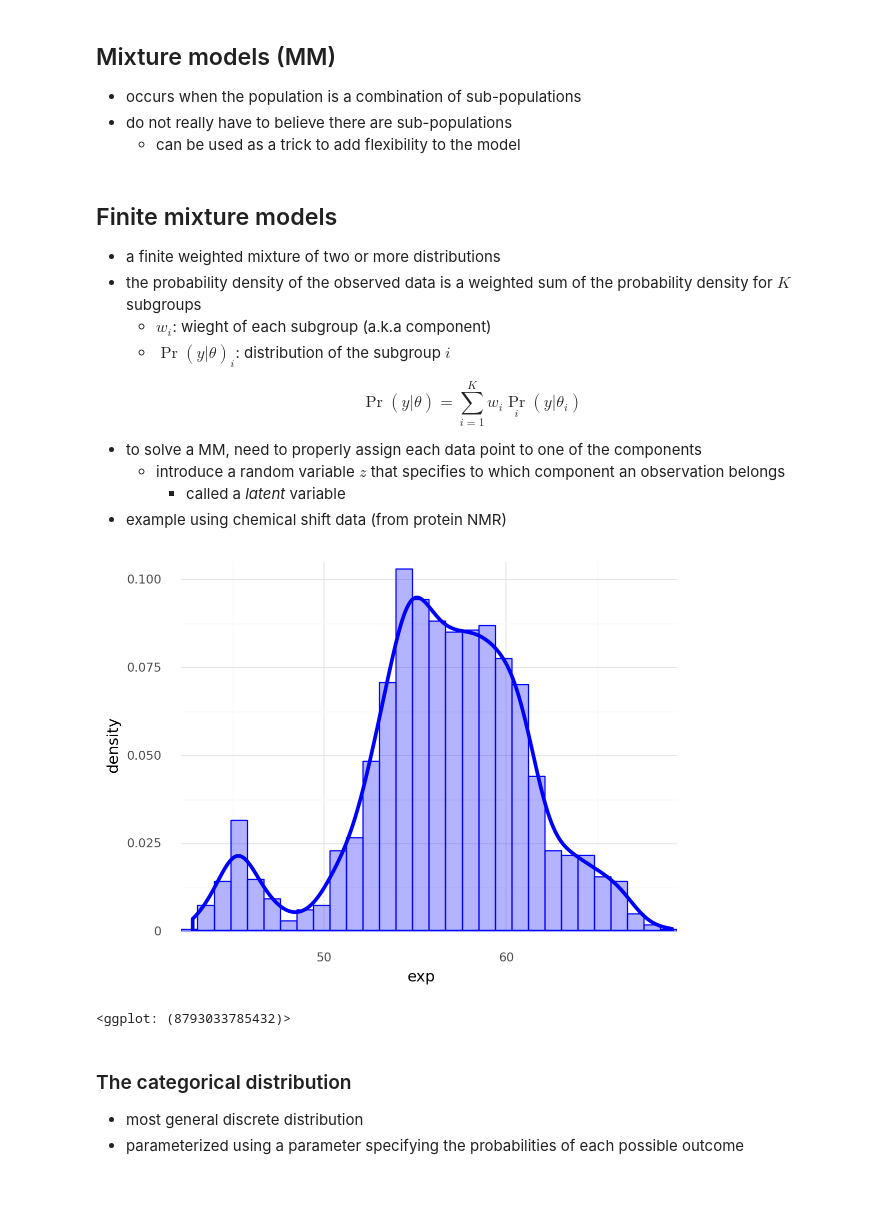
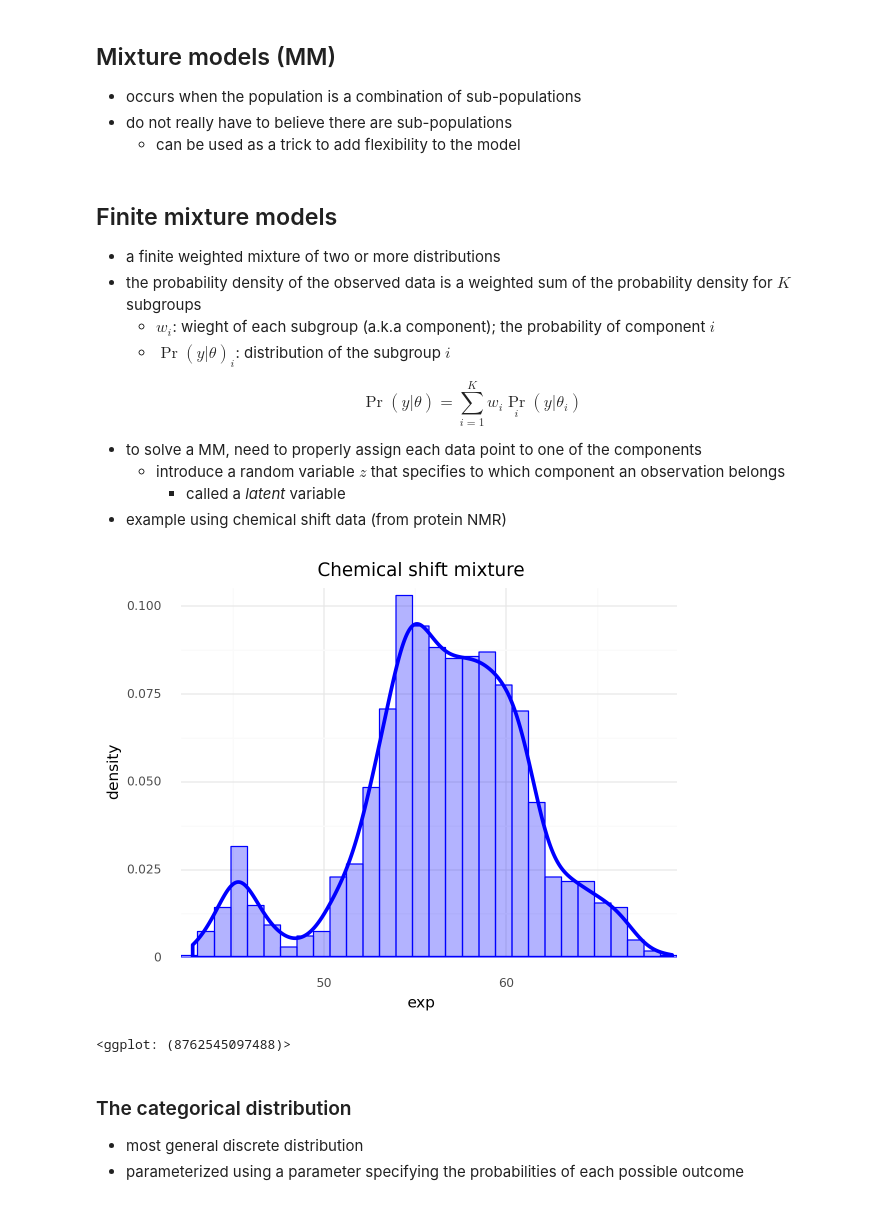
Before and after one commit to jhrcook/bayesian-analysis-with-python_e2, a Jupyter notebook: 06_mixture-models.ipynb, the cells around one changed output. Cells and saved outputs as stored; diff of their text form; code cells hidden in the pictures.

```diff
--- a/06_mixture-models.ipynb
+++ b/06_mixture-models.ipynb
@@ -29,7 +30,7 @@ gg.theme_set(gg.theme_minimal())
 
 - a finite weighted mixture of two or more distributions
 - the probability density of the observed data is a weighted sum of the probability density for $K$ subgroups
-    - $w_i$: wieght of each subgroup (a.k.a component)
+    - $w_i$: wieght of each subgroup (a.k.a component); the probability of component $i$
     - $\Pr(y|\theta)_i$: distribution of the subgroup $i$
 
 $$
@@ -43,19 +44,20 @@ $$
 # %%
 cs = pd.read_csv(Path("data/chemical_shifts_theo_exp.csv"))
 cs_exp = cs["exp"]
 
 (
     gg.ggplot(cs, gg.aes("exp"))
     + gg.geom_histogram(
         gg.aes(y="..density.."), bins=30, alpha=0.3, fill="blue", color="blue"
     )
     + gg.geom_density(color="blue", size=1.5)
     + gg.scale_x_continuous(expand=(0, 0))
     + gg.scale_y_continuous(expand=(0, 0, 0.02, 0))
+    + gg.labs(x="exp", y="density", title="Chemical shift mixture")
 )
 # %% [output]
-[figure, old version]
+[figure, new version]
-<ggplot: (8793033785432)>
+<ggplot: (8762545097488)>
 # %% [markdown]
 ### The categorical distribution
 
```
Also changed, not shown: parts of 14 cells of this notebook, 4 other files.
